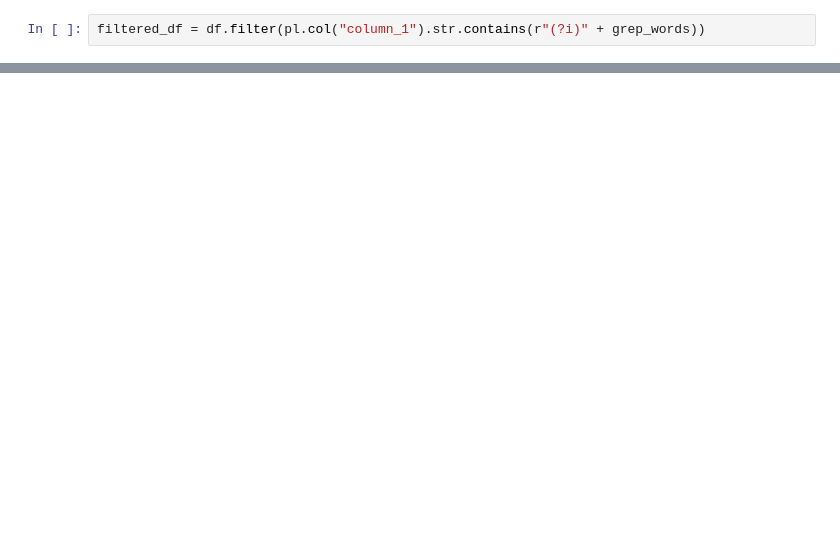
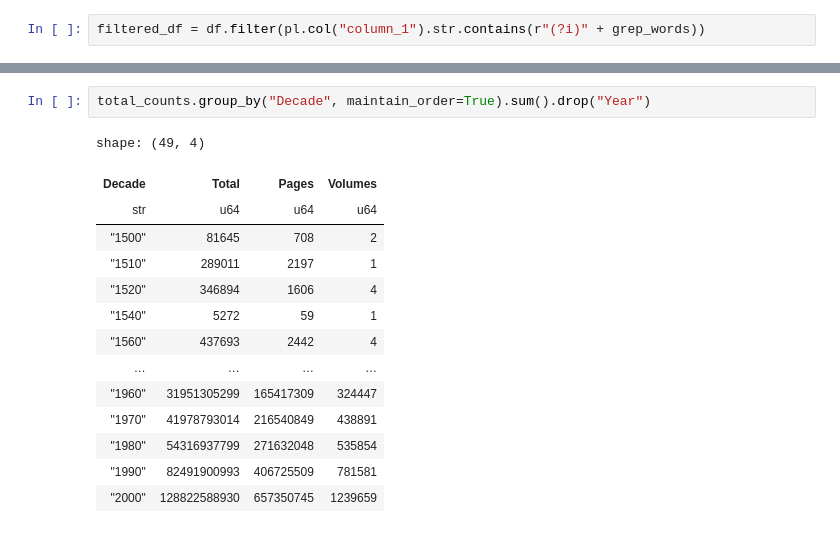
Before and after one commit to browndw/google_ngrams, a Jupyter notebook: docs/google_ngrams.ipynb, the cells around one changed output, grey strips where cells are left out. Saved outputs shown, nothing was run; the diff lists cells and outputs as text; blank space fills up the shorter version.

```diff
--- a/docs/google_ngrams.ipynb
+++ b/docs/google_ngrams.ipynb
@@ -79,0 +386,17 @@ shape: (1_113, 4)
+# %%
+total_counts.group_by("Decade", maintain_order=True).sum().drop("Year")
+# %% [output]
+shape: (49, 4)
+| Decade | Total | Pages | Volumes |
+| str | u64 | u64 | u64 |
+| "1500" | 81645 | 708 | 2 |
+| "1510" | 289011 | 2197 | 1 |
+| "1520" | 346894 | 1606 | 4 |
+| "1540" | 5272 | 59 | 1 |
+| "1560" | 437693 | 2442 | 4 |
+| … | … | … | … |
+| "1960" | 31951305299 | 165417309 | 324447 |
+| "1970" | 41978793014 | 216540849 | 438891 |
+| "1980" | 54316937799 | 271632048 | 535854 |
+| "1990" | 82491900993 | 406725509 | 781581 |
+| "2000" | 128822588930 | 657350745 | 1239659 |
```
Also changed, not shown: parts of 24 cells of this notebook, 2 other files.
